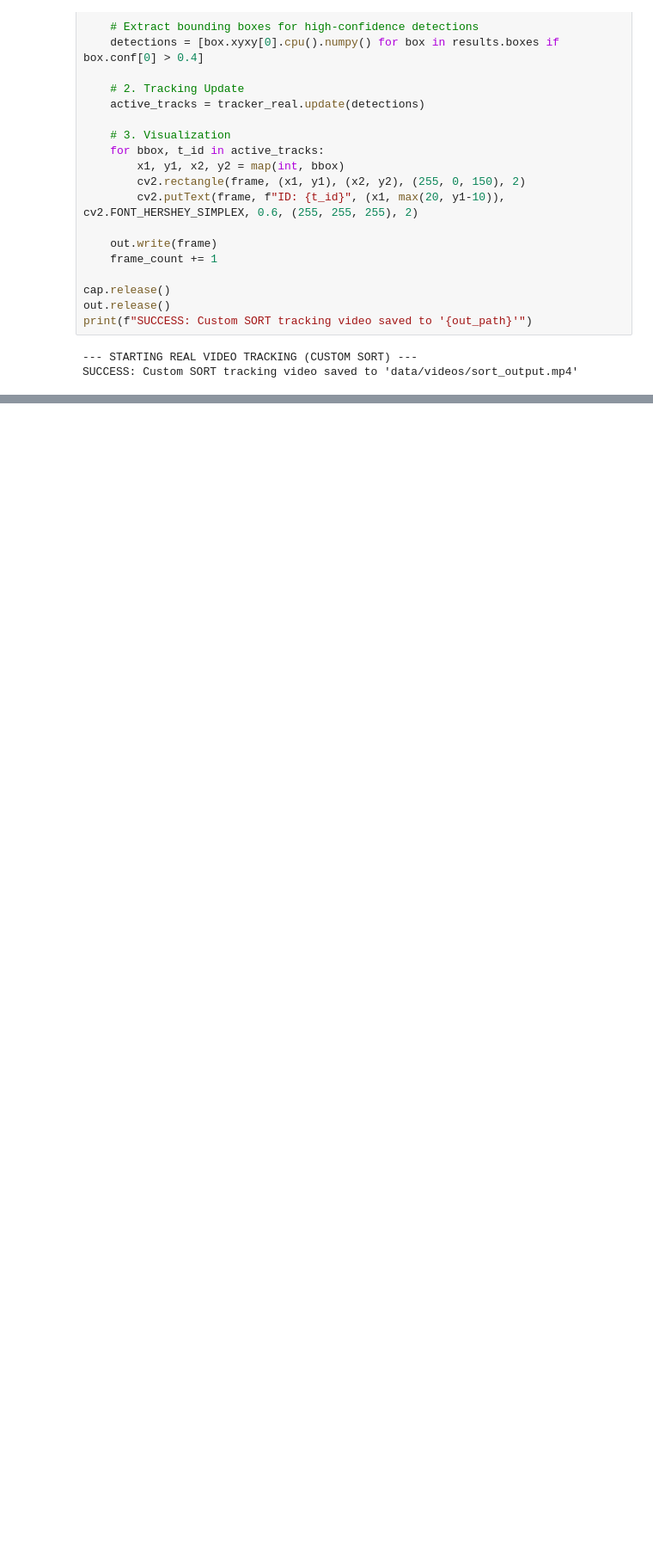
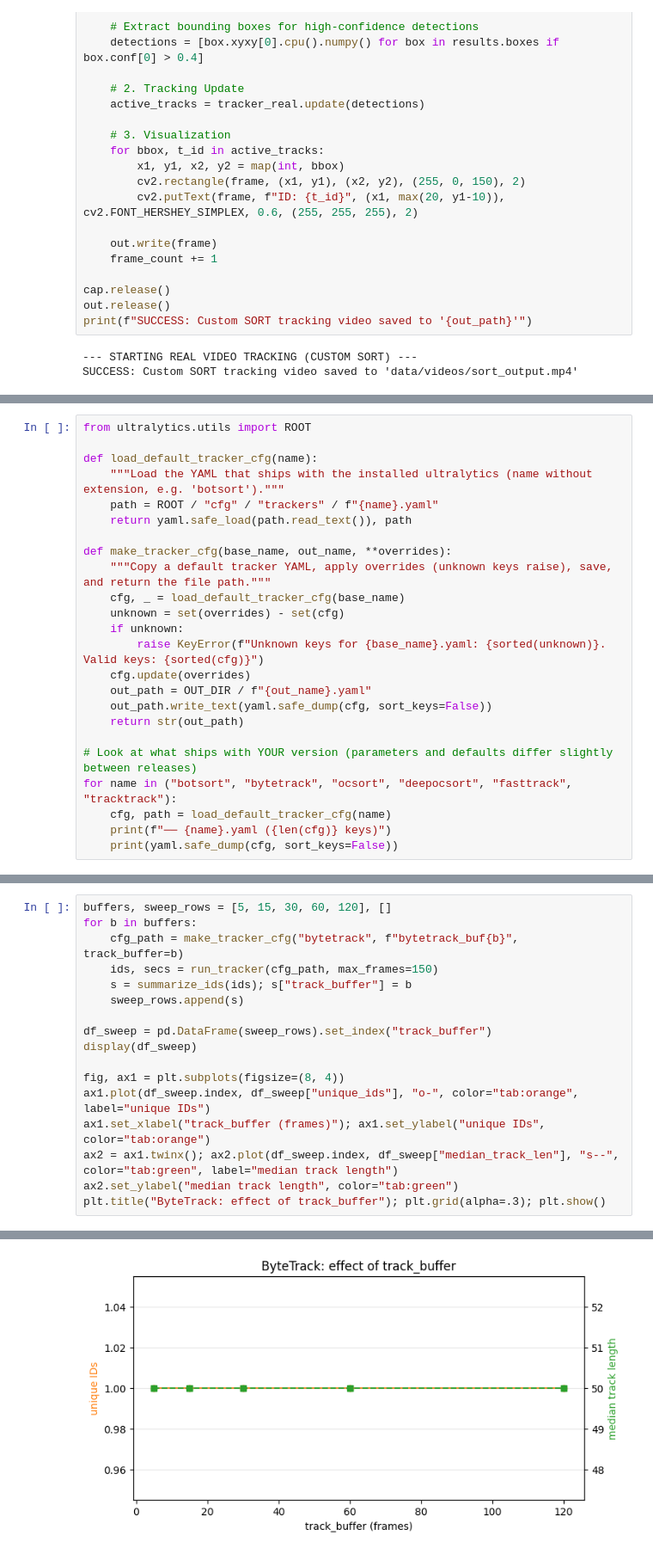
Before and after one commit to AliFazelniya/computer_vision_oly, a Jupyter notebook: object_tracking/sheet.ipynb, the cells around one changed output, grey strips where cells are left out. Shown at 86% size. Cells and saved outputs as stored; diff of their text form; blank space fills up the shorter version.

```diff
--- a/object_tracking/sheet.ipynb
+++ b/object_tracking/sheet.ipynb
@@ -412,0 +1622,24 @@ When evaluating on MOTChallenge, if your tracker fails, ask these 4 questions:
+# %%
+from ultralytics.utils import ROOT
+
+def load_default_tracker_cfg(name):
+    """Load the YAML that ships with the installed ultralytics (name without extension, e.g. 'botsort')."""
+    path = ROOT / "cfg" / "trackers" / f"{name}.yaml"
+    return yaml.safe_load(path.read_text()), path
+
+def make_tracker_cfg(base_name, out_name, **overrides):
+    """Copy a default tracker YAML, apply overrides (unknown keys raise), save, and return the file path."""
+    cfg, _ = load_default_tracker_cfg(base_name)
+    unknown = set(overrides) - set(cfg)
+    if unknown:
+        raise KeyError(f"Unknown keys for {base_name}.yaml: {sorted(unknown)}. Valid keys: {sorted(cfg)}")
+    cfg.update(overrides)
+    out_path = OUT_DIR / f"{out_name}.yaml"
+    out_path.write_text(yaml.safe_dump(cfg, sort_keys=False))
+    return str(out_path)
+
+# Look at what ships with YOUR version (parameters and defaults differ slightly between releases)
+for name in ("botsort", "bytetrack", "ocsort", "deepocsort", "fasttrack", "tracktrack"):
+    cfg, path = load_default_tracker_cfg(name)
+    print(f"── {name}.yaml ({len(cfg)} keys)")
+    print(yaml.safe_dump(cfg, sort_keys=False))
@@ -412,0 +1719,18 @@ When evaluating on MOTChallenge, if your tracker fails, ask these 4 questions:
+# %%
+buffers, sweep_rows = [5, 15, 30, 60, 120], []
+for b in buffers:
+    cfg_path = make_tracker_cfg("bytetrack", f"bytetrack_buf{b}", track_buffer=b)
+    ids, secs = run_tracker(cfg_path, max_frames=150)
+    s = summarize_ids(ids); s["track_buffer"] = b
+    sweep_rows.append(s)
+
+df_sweep = pd.DataFrame(sweep_rows).set_index("track_buffer")
+display(df_sweep)
+
+fig, ax1 = plt.subplots(figsize=(8, 4))
+ax1.plot(df_sweep.index, df_sweep["unique_ids"], "o-", color="tab:orange", label="unique IDs")
+ax1.set_xlabel("track_buffer (frames)"); ax1.set_ylabel("unique IDs", color="tab:orange")
+ax2 = ax1.twinx(); ax2.plot(df_sweep.index, df_sweep["median_track_len"], "s--", color="tab:green", label="median track length")
+ax2.set_ylabel("median track length", color="tab:green")
+plt.title("ByteTrack: effect of track_buffer"); plt.grid(alpha=.3); plt.show()
+# %% [output]
@@ -412,0 +1744 @@ When evaluating on MOTChallenge, if your tracker fails, ask these 4 questions:
+[figure, added]
```
Also changed, not shown: parts of 62 cells of this notebook, 20 other files.
